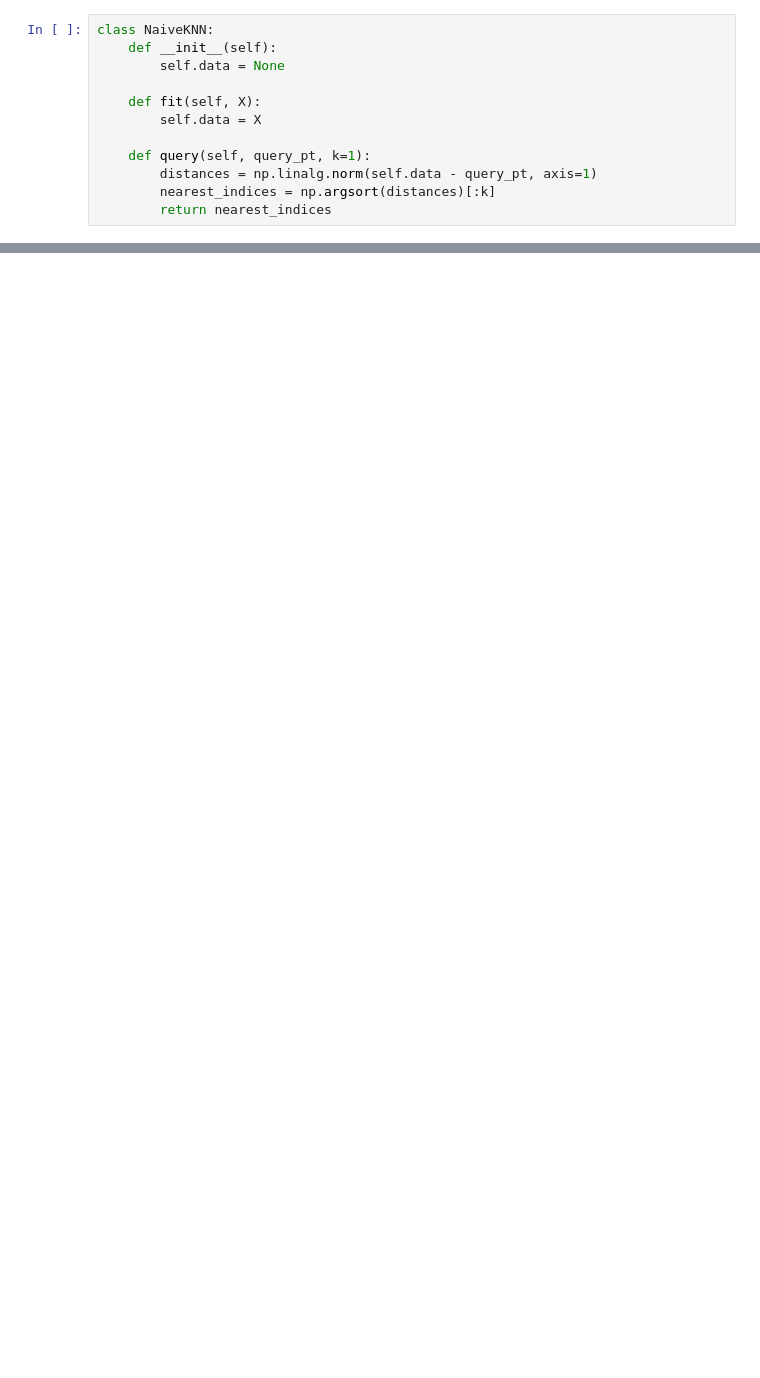
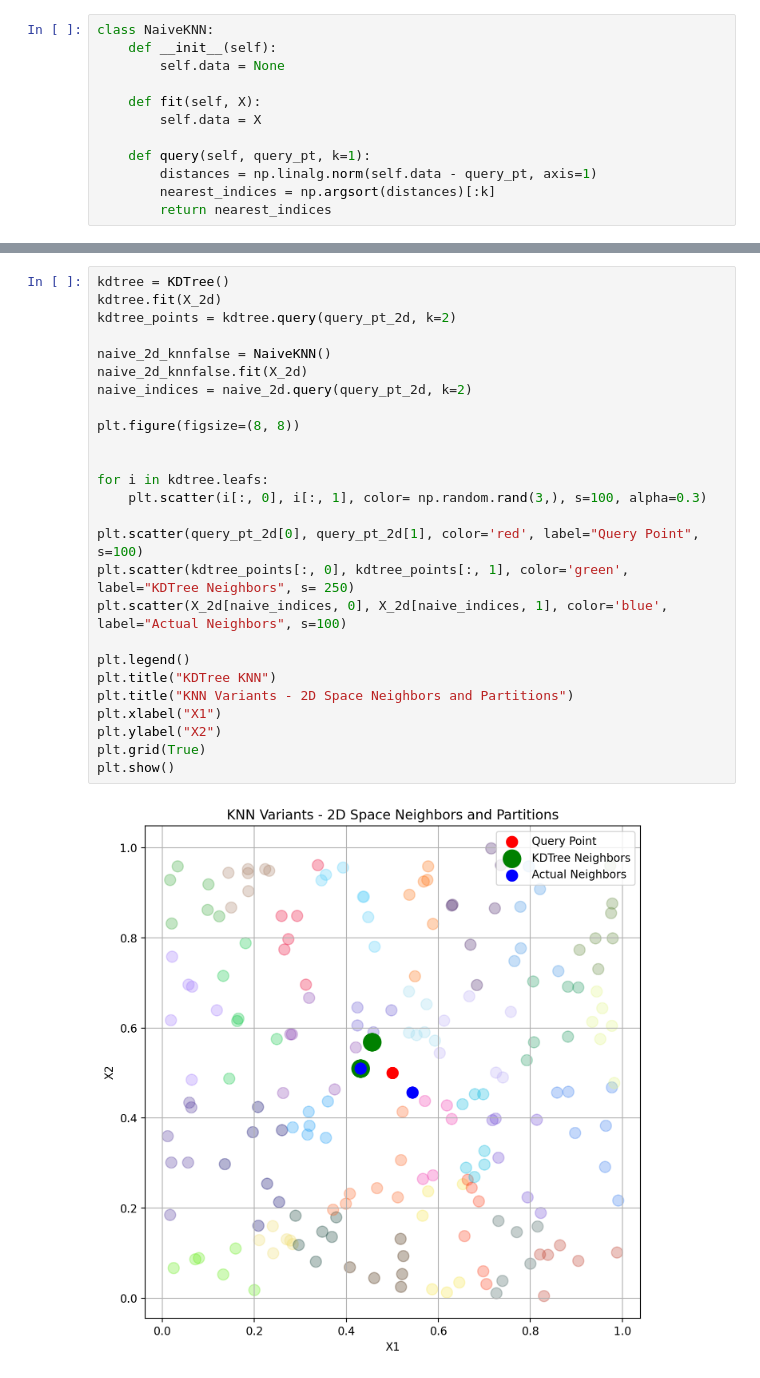
Before and after one commit to HarinarayanJ/ML-Assignment-4, a Jupyter notebook: Assignment4_Q2.ipynb, the cells around one changed output, grey strips where cells are left out. Cells and saved outputs as stored; diff of their text form; blank space fills up the shorter version.

```diff
--- a/Assignment4_Q2.ipynb
+++ b/Assignment4_Q2.ipynb
@@ -137,0 +109,28 @@ plt.show()
+# %%
+kdtree = KDTree()
+kdtree.fit(X_2d)
+kdtree_points = kdtree.query(query_pt_2d, k=2)
+
+naive_2d_knnfalse = NaiveKNN()
+naive_2d_knnfalse.fit(X_2d)
+naive_indices = naive_2d.query(query_pt_2d, k=2)
+
+plt.figure(figsize=(8, 8))
+
+
+for i in kdtree.leafs:
+    plt.scatter(i[:, 0], i[:, 1], color= np.random.rand(3,), s=100, alpha=0.3)
+
+plt.scatter(query_pt_2d[0], query_pt_2d[1], color='red', label="Query Point", s=100)
+plt.scatter(kdtree_points[:, 0], kdtree_points[:, 1], color='green', label="KDTree Neighbors", s= 250)
+plt.scatter(X_2d[naive_indices, 0], X_2d[naive_indices, 1], color='blue', label="Actual Neighbors", s=100)
+
+plt.legend()
+plt.title("KDTree KNN")
+plt.title("KNN Variants - 2D Space Neighbors and Partitions")
+plt.xlabel("X1")
+plt.ylabel("X2")
+plt.grid(True)
+plt.show()
+# %% [output]
+[figure, added]
```
Also changed, not shown: parts of 11 cells of this notebook.
